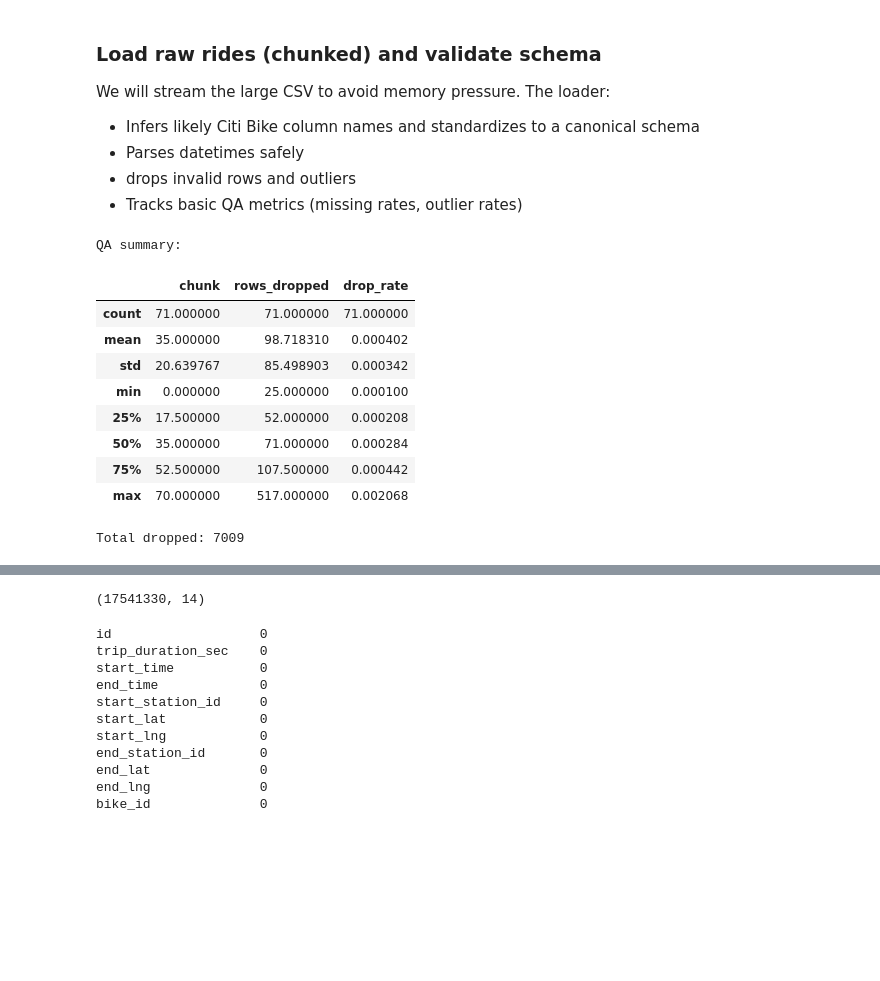
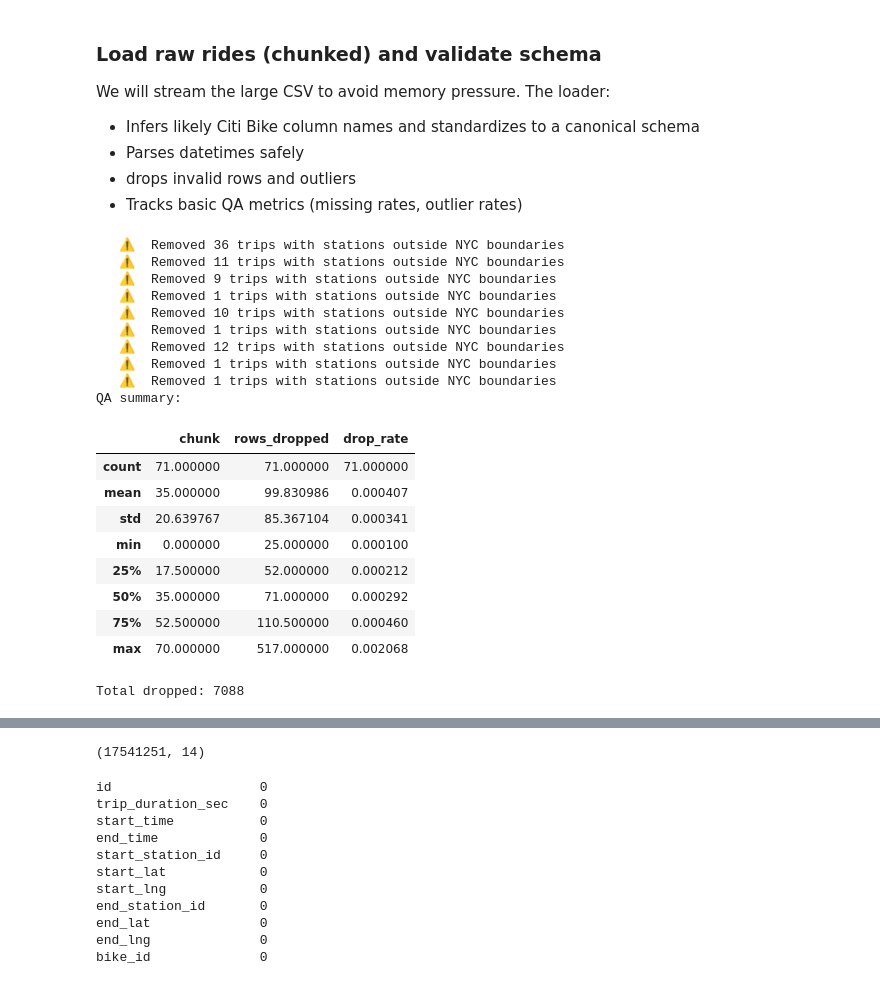
Before and after one commit to EstebanPerez99/Analysis-of-NY-Citi-Bike-stations, a Jupyter notebook: project.ipynb, the cells around one changed output, grey strips where cells are left out. Saved outputs shown, nothing was run; the diff lists cells and outputs as text; code cells hidden in the pictures; blank space fills up the shorter version.

```diff
--- a/project.ipynb
+++ b/project.ipynb
@@ -128,6 +128,50 @@ def _cast_types(df: pd.DataFrame) -> pd.DataFrame:
     return df
 
 
+def _filter_geographic_outliers(df: pd.DataFrame) -> pd.DataFrame:
+    """
+    Remove trips with stations outside NYC geographic boundaries.
+
+    NYC approximate bounding box:
+    - Latitude: 40.4774 to 40.9176 (Bronx to Staten Island)
+    - Longitude: -74.2591 to -73.7004 (Staten Island to Queens)
+
+    This filters out erroneous GPS coordinates and stations in other cities
+    (e.g., Montreal stations that appeared in the dataset).
+    """
+    # NYC bounding box (with small buffer for edge stations)
+    NYC_LAT_MIN = 40.47
+    NYC_LAT_MAX = 40.92
+    NYC_LNG_MIN = -74.26
+    NYC_LNG_MAX = -73.70
+
+    initial_len = len(df)
+
+    # Filter start station coordinates
+    if {"start_lat", "start_lng"}.issubset(df.columns):
+        df = df[
+            (df["start_lat"] >= NYC_LAT_MIN)
+            & (df["start_lat"] <= NYC_LAT_MAX)
+            & (df["start_lng"] >= NYC_LNG_MIN)
+            & (df["start_lng"] <= NYC_LNG_MAX)
+        ]
+
+    # Filter end station coordinates
+    if {"end_lat", "end_lng"}.issubset(df.columns):
+        df = df[
+            (df["end_lat"] >= NYC_LAT_MIN)
+            & (df["end_lat"] <= NYC_LAT_MAX)
+            & (df["end_lng"] >= NYC_LNG_MIN)
+            & (df["end_lng"] <= NYC_LNG_MAX)
+        ]
+
+    removed = initial_len - len(df)
+    if removed > 0:
+        print(f"   ⚠️  Removed {removed} trips with stations outside NYC boundaries")
+
+    return df
+
+
 def load_trips_stream(path: str, limit_chunks: Optional[int] = None) -> pd.DataFrame:
     qa_stats = []
     chunks = []
@@ -137,6 +181,7 @@ def load_trips_stream(path: str, limit_chunks: Optional[int] = None) -> pd.DataF
         chunk = _parse_times(chunk)
         chunk = _compute_duration_if_missing(chunk)
         chunk = chunk.dropna()
+        chunk = _filter_geographic_outliers(chunk)
         # keep only canonical columns if present
         cols_to_keep = [
             c
@@ -145,41 +190,50 @@ def load_trips_stream(path: str, limit_chunks: Optional[int] = None) -> pd.DataF
         ]
         chunk = chunk[cols_to_keep]
         chunk = _filter_invalid(chunk)
         chunk = _cast_types(chunk)
         c1 = len(chunk)
         qa_stats.append(
             {
                 "chunk": i,
                 "rows_dropped": c0 - c1,
                 "drop_rate": (c0 - c1) / max(1, c0),
             }
         )
         chunks.append(chunk)
         if limit_chunks is not None and i + 1 >= limit_chunks:
             break
     trips = pd.concat(chunks, ignore_index=True)
     qa = pd.DataFrame(qa_stats)
     print("QA summary:")
     display(qa.describe(include="all"))
     print(f"Total dropped: {qa['rows_dropped'].sum()}")
     return trips
 
 
 # Preview small sample for speed; set limit_chunks=None to process all
 trips_sample = load_trips_stream(RAW_TRIPS_PATH, limit_chunks=None)
 trips_sample.head()
 # %% [output]
+   ⚠️  Removed 36 trips with stations outside NYC boundaries
+   ⚠️  Removed 11 trips with stations outside NYC boundaries
+   ⚠️  Removed 9 trips with stations outside NYC boundaries
+   ⚠️  Removed 1 trips with stations outside NYC boundaries
+   ⚠️  Removed 10 trips with stations outside NYC boundaries
+   ⚠️  Removed 1 trips with stations outside NYC boundaries
+   ⚠️  Removed 12 trips with stations outside NYC boundaries
+   ⚠️  Removed 1 trips with stations outside NYC boundaries
+   ⚠️  Removed 1 trips with stations outside NYC boundaries
 QA summary:
 |  | chunk | rows_dropped | drop_rate |
 | count | 71.000000 | 71.000000 | 71.000000 |
-| mean | 35.000000 | 98.718310 | 0.000402 |
-| std | 20.639767 | 85.498903 | 0.000342 |
+| mean | 35.000000 | 99.830986 | 0.000407 |
+| std | 20.639767 | 85.367104 | 0.000341 |
 | min | 0.000000 | 25.000000 | 0.000100 |
-| 25% | 17.500000 | 52.000000 | 0.000208 |
-| 50% | 35.000000 | 71.000000 | 0.000284 |
-| 75% | 52.500000 | 107.500000 | 0.000442 |
+| 25% | 17.500000 | 52.000000 | 0.000212 |
+| 50% | 35.000000 | 71.000000 | 0.000292 |
+| 75% | 52.500000 | 110.500000 | 0.000460 |
 | max | 70.000000 | 517.000000 | 0.002068 |
-Total dropped: 7009
+Total dropped: 7088
 |  | id | trip_duration_sec | start_time | end_time | start_station_id | start_lat | start_lng | ... |
 | 0 | 0 | 970.0 | 2018-01-01 13:50:57.434 | 2018-01-01 14:07:08.186 | 72 | 40.767272 | -73.993929 | ... |
 | 1 | 1 | 723.0 | 2018-01-01 15:33:30.182 | 2018-01-01 15:45:33.341 | 72 | 40.767272 | -73.993929 | ... |
@@ -189,7 +243,7 @@ Total dropped: 7009
 # %%
 trips_sample.shape
 # %% [output]
-(17541330, 14)
+(17541251, 14)
 # %%
 trips_sample.isnull().sum()
 # %% [output]
```
Also changed, not shown: parts of 5 cells of this notebook, 1 other file.
